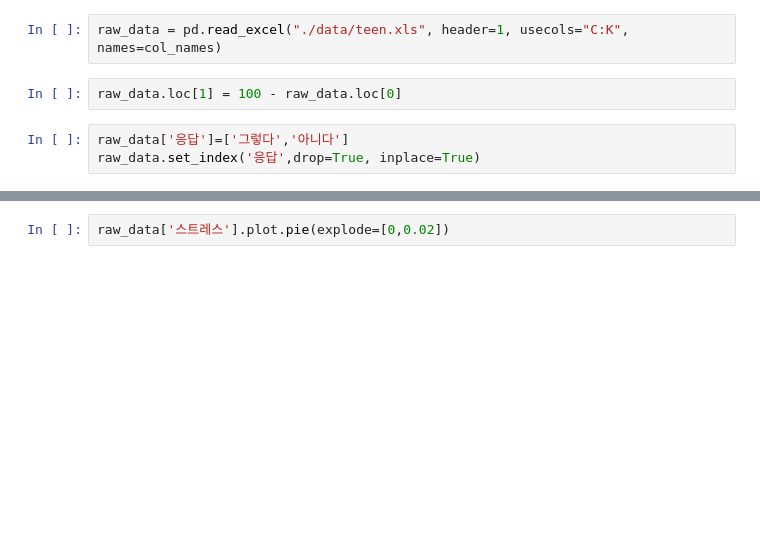
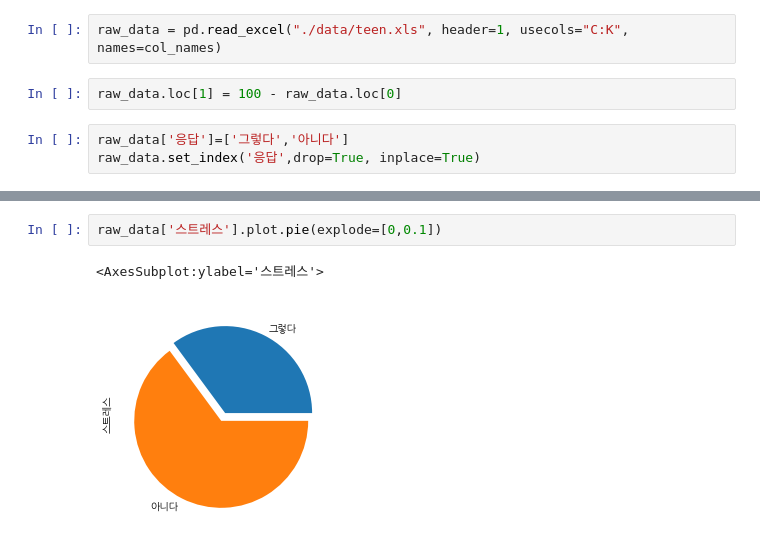
Before and after one commit to robertchoi/pcu_python, a Jupyter notebook: day1/ex02-1.ipynb, the cells around one changed output, grey strips where cells are left out. Cells and saved outputs as stored; diff of their text form; blank space fills up the shorter version.

```diff
--- a/day1/ex02-1.ipynb
+++ b/day1/ex02-1.ipynb
@@ -28,5 +37,8 @@ raw_data['스트레스'].plot.pie()
 # %%
-raw_data['스트레스'].plot.pie(explode=[0,0.02])
+raw_data['스트레스'].plot.pie(explode=[0,0.1])
+# %% [output]
+<AxesSubplot:ylabel='스트레스'>
+[figure, added]
 # %%
 fig, ax = plt.subplots(1,3, figsize=(16,8))
 
```
Also changed, not shown: parts of 4 cells of this notebook.
